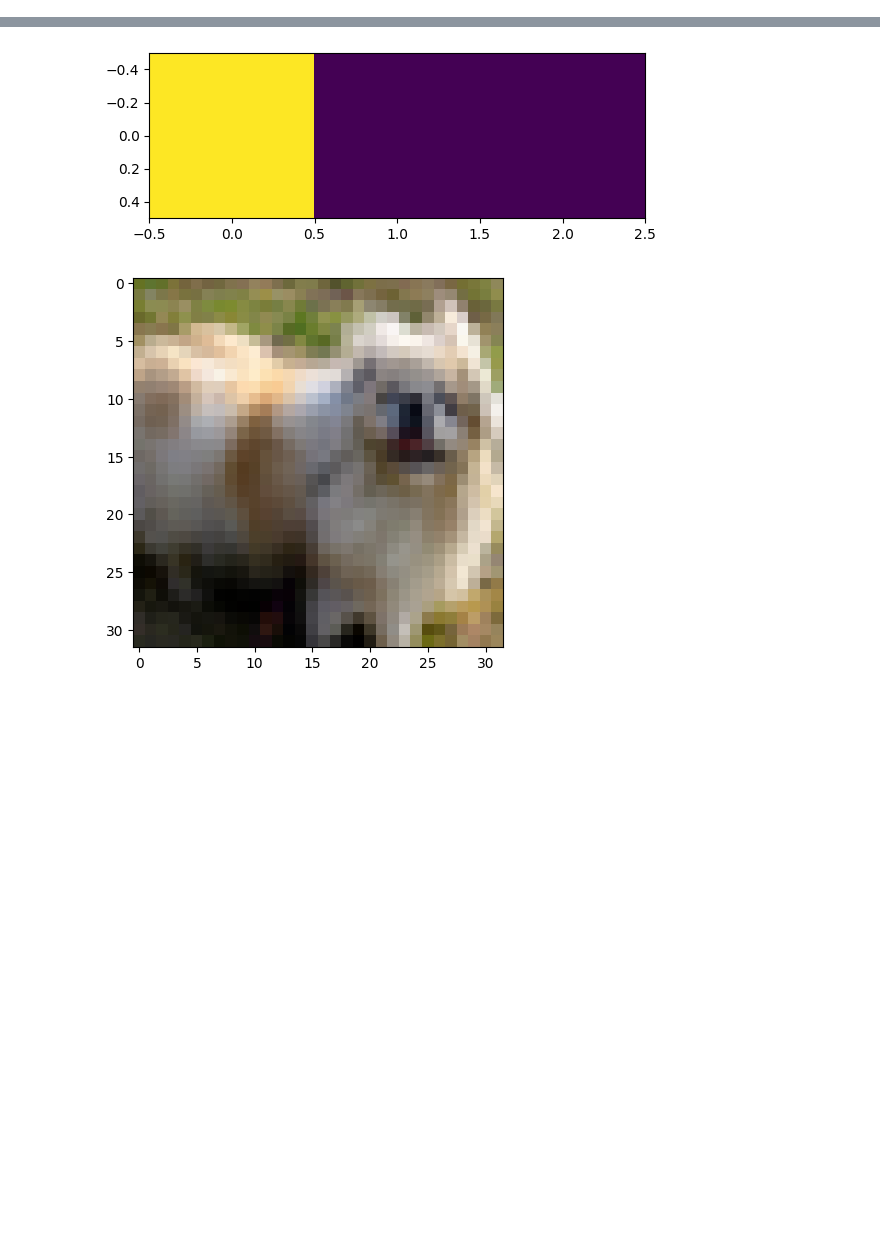
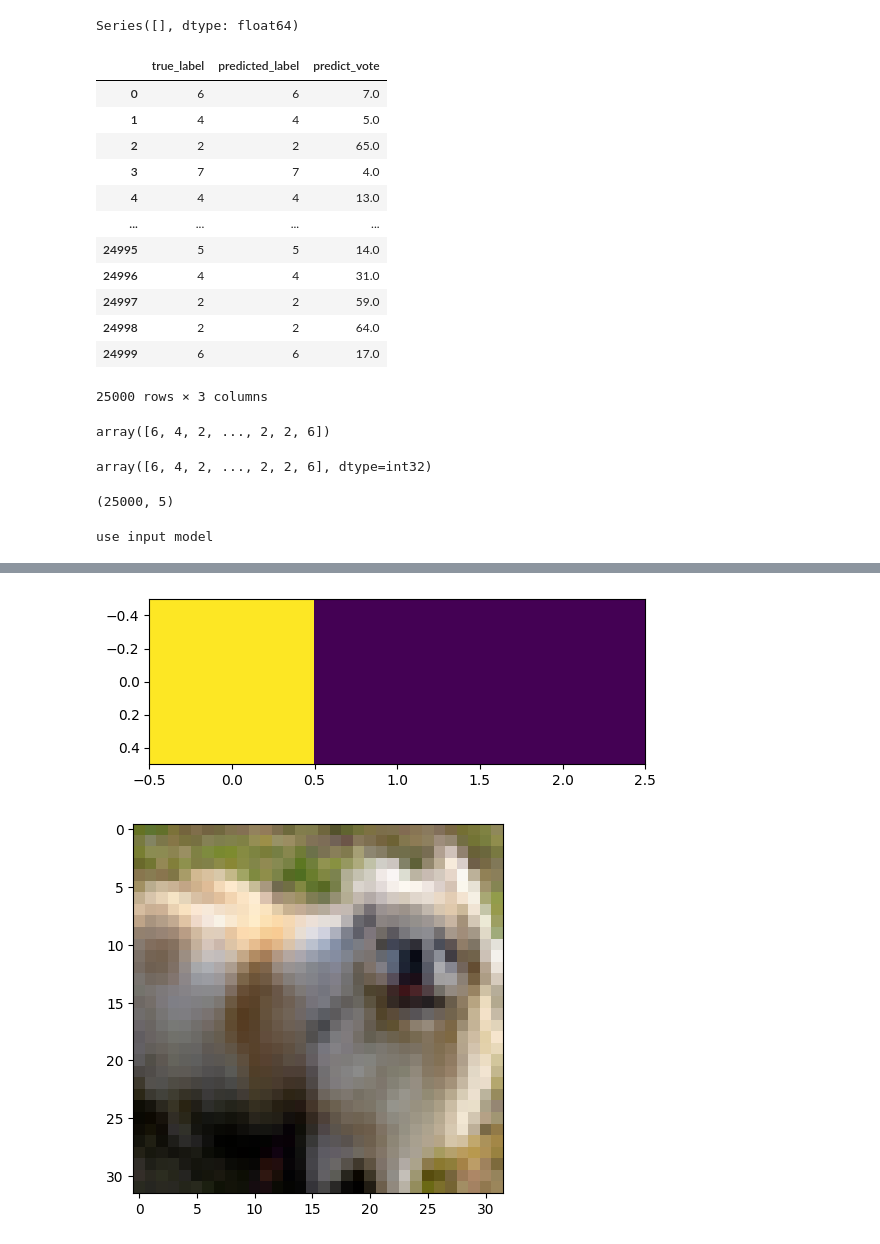
Before and after one commit to BillChen24/DSC180A-Project1, a Jupyter notebook: experiment.ipynb, the cells around one changed output, grey strips where cells are left out. Saved outputs shown, nothing was run; the diff lists cells and outputs as text; code cells hidden in the pictures; blank space fills up the shorter version.

```diff
--- a/experiment.ipynb
+++ b/experiment.ipynb
@@ -75,0 +194,5 @@ array([6, 8, 8, ..., 3, 5, 7], dtype=int32)
+# %%
+#goes in Mean, for Plotting
+
+df['correct'] =(df['true_label'] == df['predicted_label'])
+df.groupby('true_label').mean(numeric_only=True)[['correct']]
@@ -75,0 +272,28 @@ array([6, 8, 8, ..., 3, 5, 7], dtype=int32)
+# %%
+pd.Series()
+# %% [output]
+Series([], dtype: float64)
+# %%
+df
+# %% [output]
+|  | true_label | predicted_label | predict_vote |
+| 0 | 6 | 6 | 7.0 |
+| 1 | 4 | 4 | 5.0 |
+| 2 | 2 | 2 | 65.0 |
+| 3 | 7 | 7 | 4.0 |
+| 4 | 4 | 4 | 13.0 |
+| ... | ... | ... | ... |
+| 24995 | 5 | 5 | 14.0 |
+| 24996 | 4 | 4 | 31.0 |
+| 24997 | 2 | 2 | 59.0 |
+| 24998 | 2 | 2 | 64.0 |
+| 24999 | 6 | 6 | 17.0 |
+25000 rows × 3 columns
+# %%
+np.array([2,4,5,6,7])[vote_count.argmax(axis=1)]
+# %% [output]
+array([6, 4, 2, ..., 2, 2, 6])
+# %%
+train_label
+# %% [output]
+array([6, 4, 2, ..., 2, 2, 6], dtype=int32)
@@ -75,0 +310,8 @@ array([6, 8, 8, ..., 3, 5, 7], dtype=int32)
+# %%
+result_arr.shape
+# %% [output]
+(25000, 5)
+# %%
+results =classifier.report_votes(train_data, model = model)
+# %% [output]
+use input model
```
Also changed, not shown: parts of 28 cells of this notebook, 2 other files.
